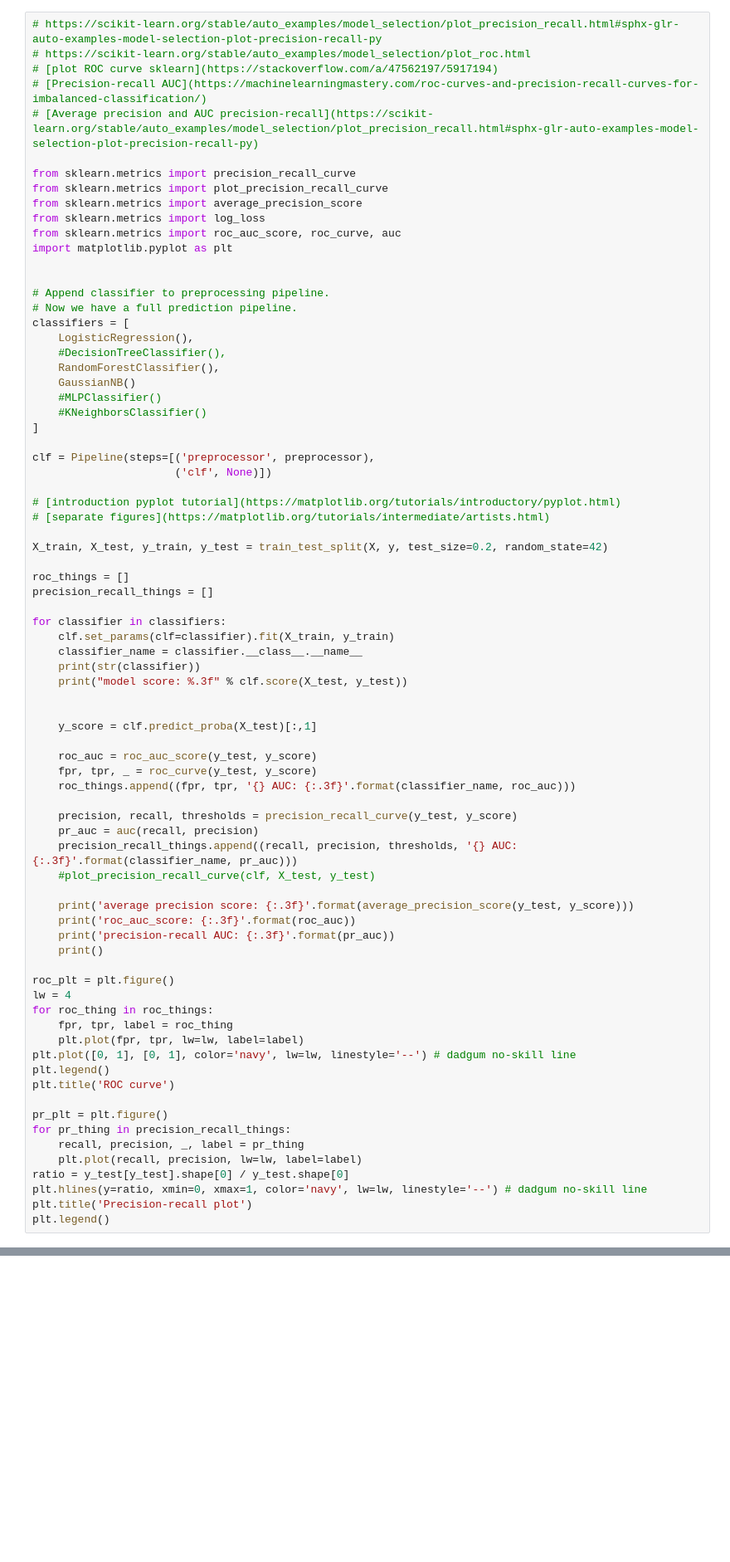
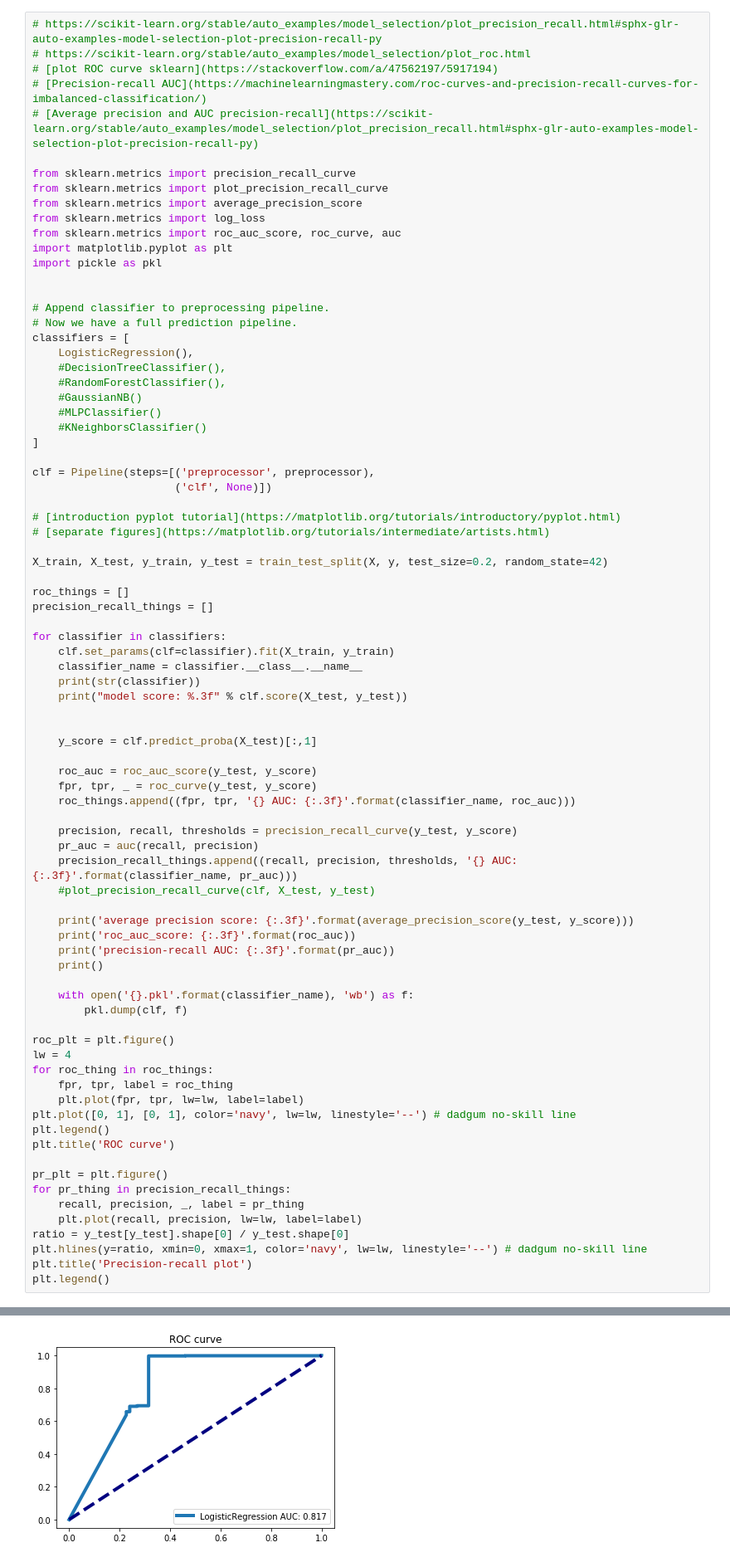
Before and after one commit to deargle/deargle.github.io, a Jupyter notebook: notebooks/ml_model_evaluation.ipynb, the cells around one changed output, grey strips where cells are left out. Shown at 83% size. Cells and saved outputs as stored; diff of their text form; blank space fills up the shorter version.

```diff
--- a/notebooks/ml_model_evaluation.ipynb
+++ b/notebooks/ml_model_evaluation.ipynb
@@ -163,6 +209,7 @@ from sklearn.metrics import average_precision_score
 from sklearn.metrics import log_loss
 from sklearn.metrics import roc_auc_score, roc_curve, auc
 import matplotlib.pyplot as plt
+import pickle as pkl
 
 
 # Append classifier to preprocessing pipeline.
@@ -170,8 +217,8 @@ import matplotlib.pyplot as plt
 classifiers = [
     LogisticRegression(),
     #DecisionTreeClassifier(),
-    RandomForestClassifier(),
-    GaussianNB()
+    #RandomForestClassifier(),
+    #GaussianNB()
     #MLPClassifier()
     #KNeighborsClassifier()
 ]
@@ -210,6 +257,9 @@ for classifier in classifiers:
     print('precision-recall AUC: {:.3f}'.format(pr_auc))
     print()
 
+    with open('{}.pkl'.format(classifier_name), 'wb') as f:
+        pkl.dump(clf, f)
+
 roc_plt = plt.figure()
 lw = 4
 for roc_thing in roc_things:
@@ -227,3 +277,4 @@ ratio = y_test[y_test].shape[0] / y_test.shape[0]
 plt.hlines(y=ratio, xmin=0, xmax=1, color='navy', lw=lw, linestyle='--') # dadgum no-skill line
 plt.title('Precision-recall plot')
 plt.legend()
+# %% [output]
@@ -229,0 +291 @@ plt.legend()
+[figure, added]
```
Also changed, not shown: parts of 6 cells of this notebook, 6 other files.
